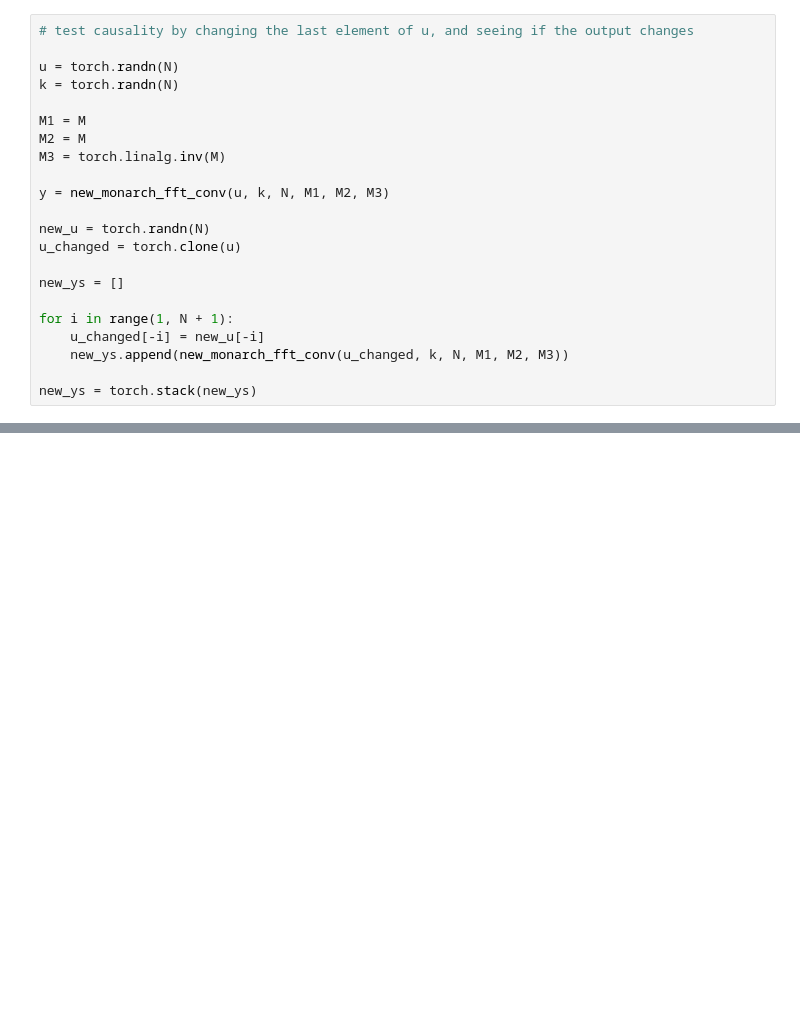
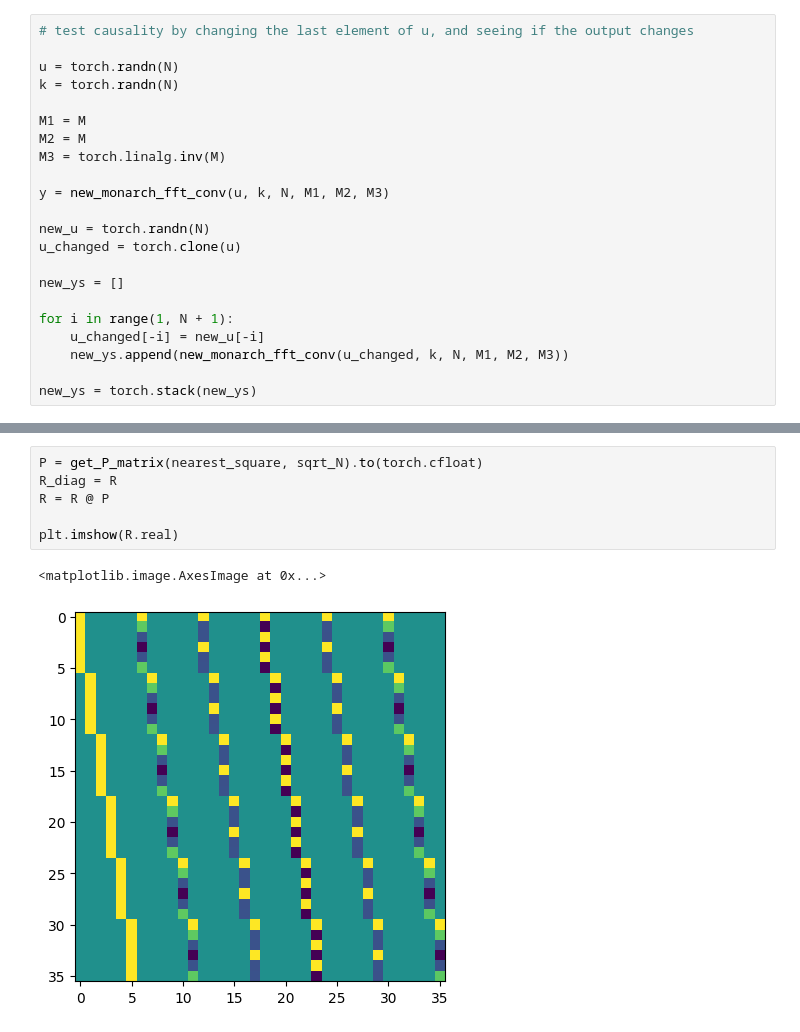
Before and after one commit to DanFu09/aquarium, a Jupyter notebook: notebooks/test_new_monarch.ipynb, the cells around one changed output, grey strips where cells are left out. Saved outputs shown, nothing was run; the diff lists cells and outputs as text; blank space fills up the shorter version.

```diff
--- a/notebooks/test_new_monarch.ipynb
+++ b/notebooks/test_new_monarch.ipynb
@@ -189,0 +237,9 @@ plt.colorbar()
+# %%
+P = get_P_matrix(nearest_square, sqrt_N).to(torch.cfloat)
+R_diag = R
+R = R @ P
+
+plt.imshow(R.real)
+# %% [output]
+<matplotlib.image.AxesImage at 0x...>
+[figure, added]
```
Also changed, not shown: parts of 20 cells of this notebook.
